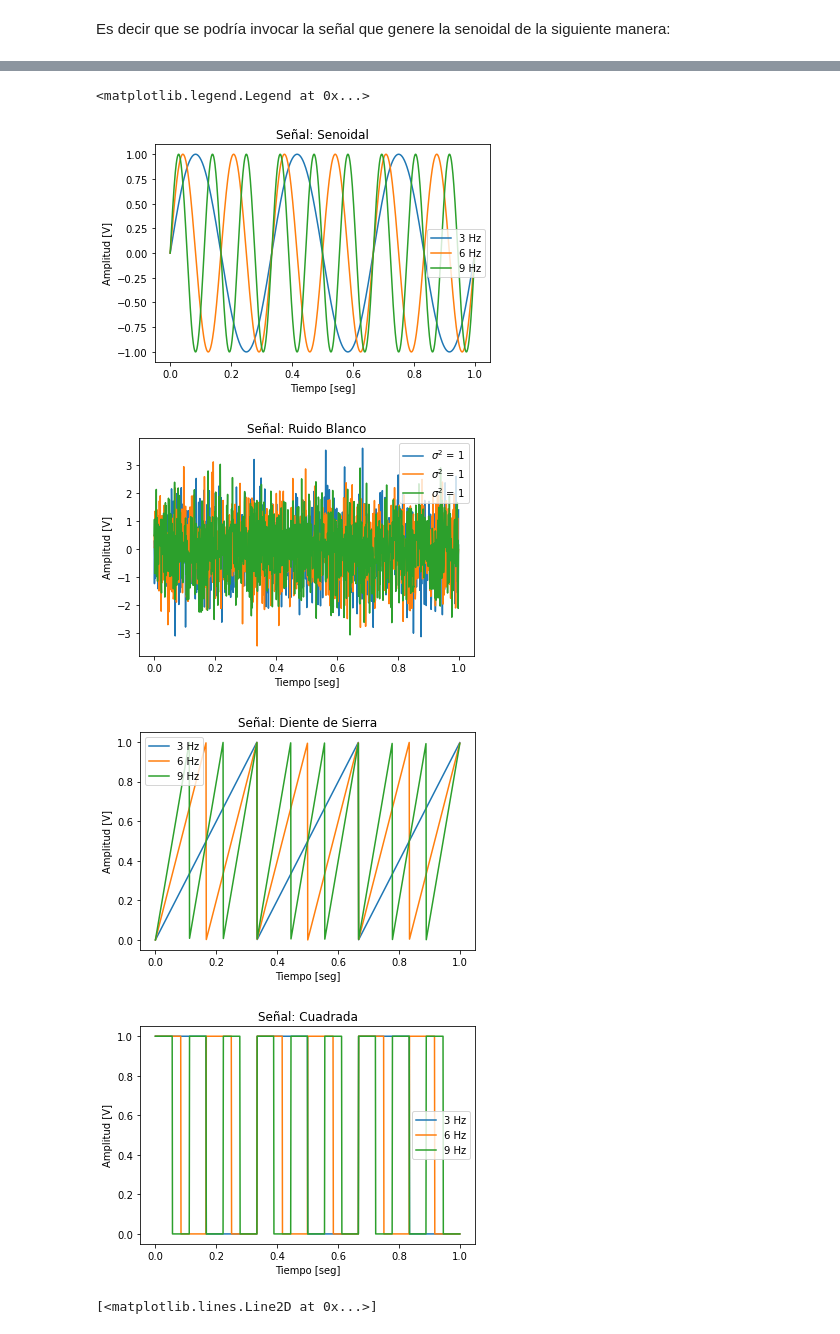
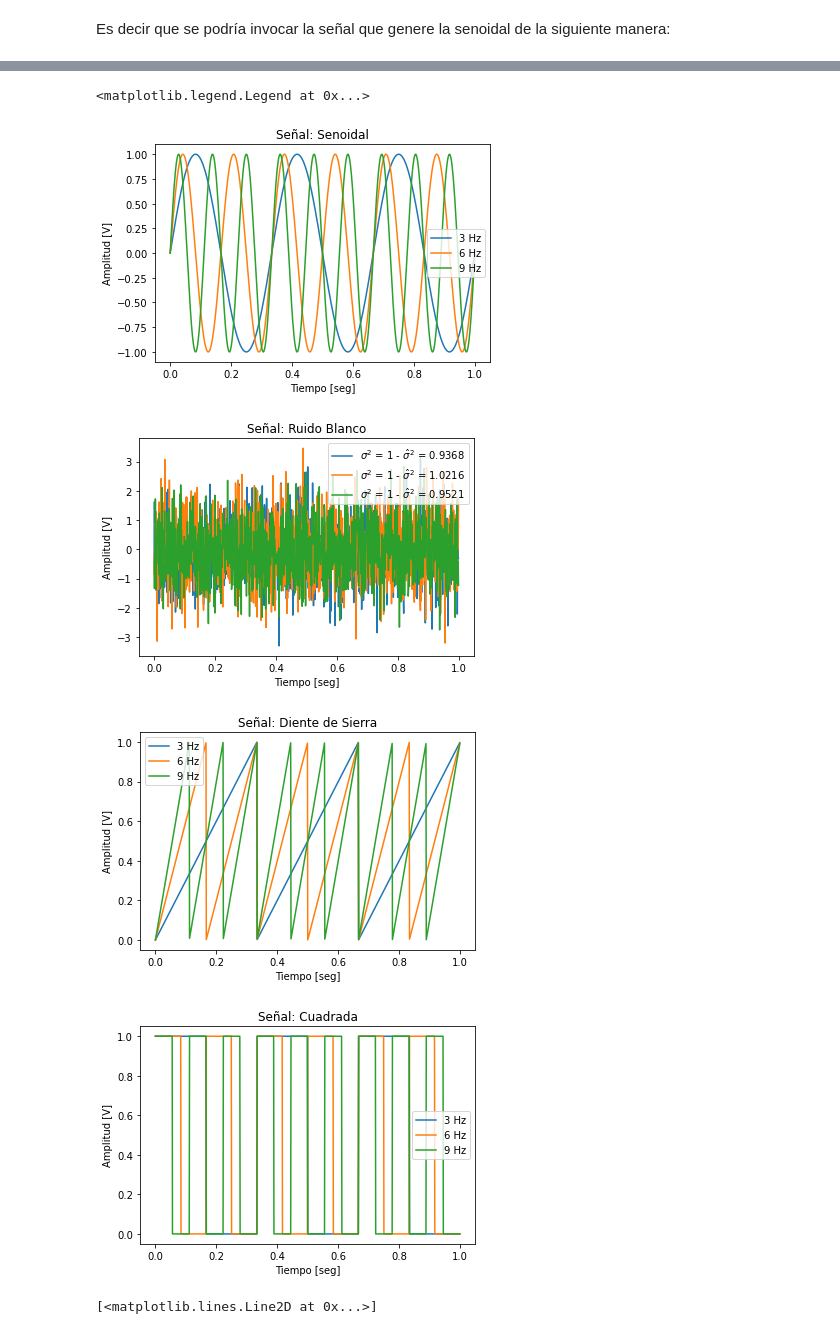
Before and after one commit to lucasliano/PDS_lliano, a Jupyter notebook: TPS/TP1/TP1 - Muestreo de señales - Forurier.ipynb, the cells around one changed output, grey strips where cells are left out. Drawn from its saved outputs; the diff is of its cells as text; code cells hidden in the pictures.

```diff
--- a/TPS/TP1/TP1 - Muestreo de señales - Forurier.ipynb
+++ b/TPS/TP1/TP1 - Muestreo de señales - Forurier.ipynb
@@ -144,37 +144,37 @@ ax1.set_xlabel('Tiempo [seg]')
 ax1.set_ylabel('Amplitud [V]')
 ax1.set_title("Señal: Senoidal")
 ax1.legend()
 # Ruido
 fig, ax1 = plt.subplots(1,1)
-ax1.plot(t4, f4, label='$\sigma^2$ = 1')
-ax1.plot(t5, f5, label='$\sigma^2$ = 1')
-ax1.plot(t6, f6, label='$\sigma^2$ = 1')
+ax1.plot(t4, f4, label= '$\sigma^2$ = 1 - $\hat{\sigma}^2$ = '+str( round( np.std(f4),4) ))
+ax1.plot(t5, f5, label= '$\sigma^2$ = 1 - $\hat{\sigma}^2$ = '+str( round( np.std(f5),4) ))
+ax1.plot(t6, f6, label= '$\sigma^2$ = 1 - $\hat{\sigma}^2$ = '+str( round( np.std(f6),4) ))
 ax1.set_xlabel('Tiempo [seg]')
 ax1.set_ylabel('Amplitud [V]')
 ax1.set_title("Señal: Ruido Blanco")
 ax1.legend()
 # Diente de Sierra
 fig, ax1 = plt.subplots(1,1)
 ax1.plot(t7, f7, label='3 Hz')
 ax1.plot(t8, f8, label='6 Hz')
 ax1.plot(t9, f9, label='9 Hz')
 ax1.set_xlabel('Tiempo [seg]')
 ax1.set_ylabel('Amplitud [V]')
 ax1.set_title("Señal: Diente de Sierra")
 ax1.legend()
 # Cuadrada
 fig, ax1 = plt.subplots(1,1)
 ax1.plot(t10, f10, label='3 Hz')
 ax1.plot(t11, f11, label='6 Hz')
 ax1.plot(t12, f12, label='9 Hz')
 ax1.set_xlabel('Tiempo [seg]')
 ax1.set_ylabel('Amplitud [V]')
 ax1.set_title("Señal: Cuadrada")
 ax1.legend()
 # %% [output]
 <matplotlib.legend.Legend at 0x...>
 [figure]
-[figure, old version]
+[figure, new version]
 [figure]
 [figure]
 # %%
```
Also changed, not shown: parts of 4 cells of this notebook.
